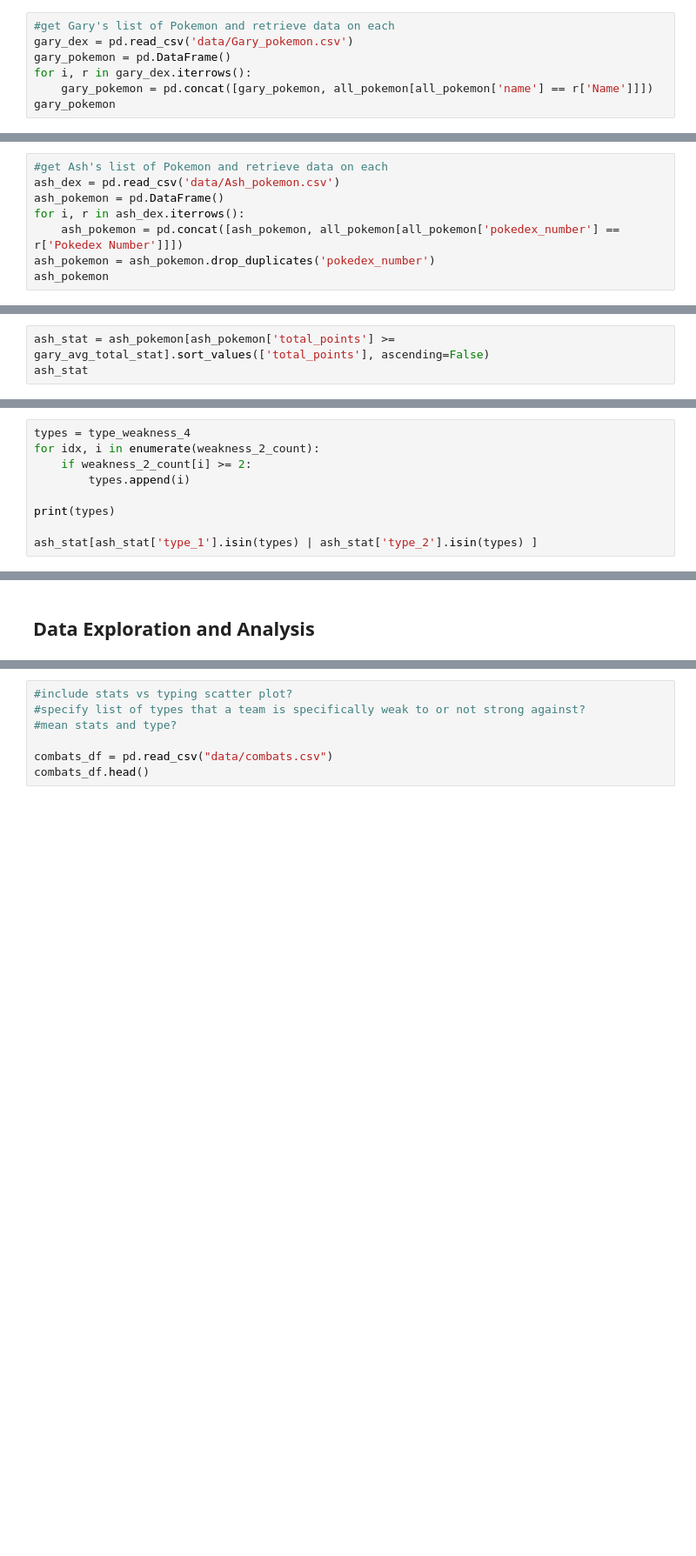
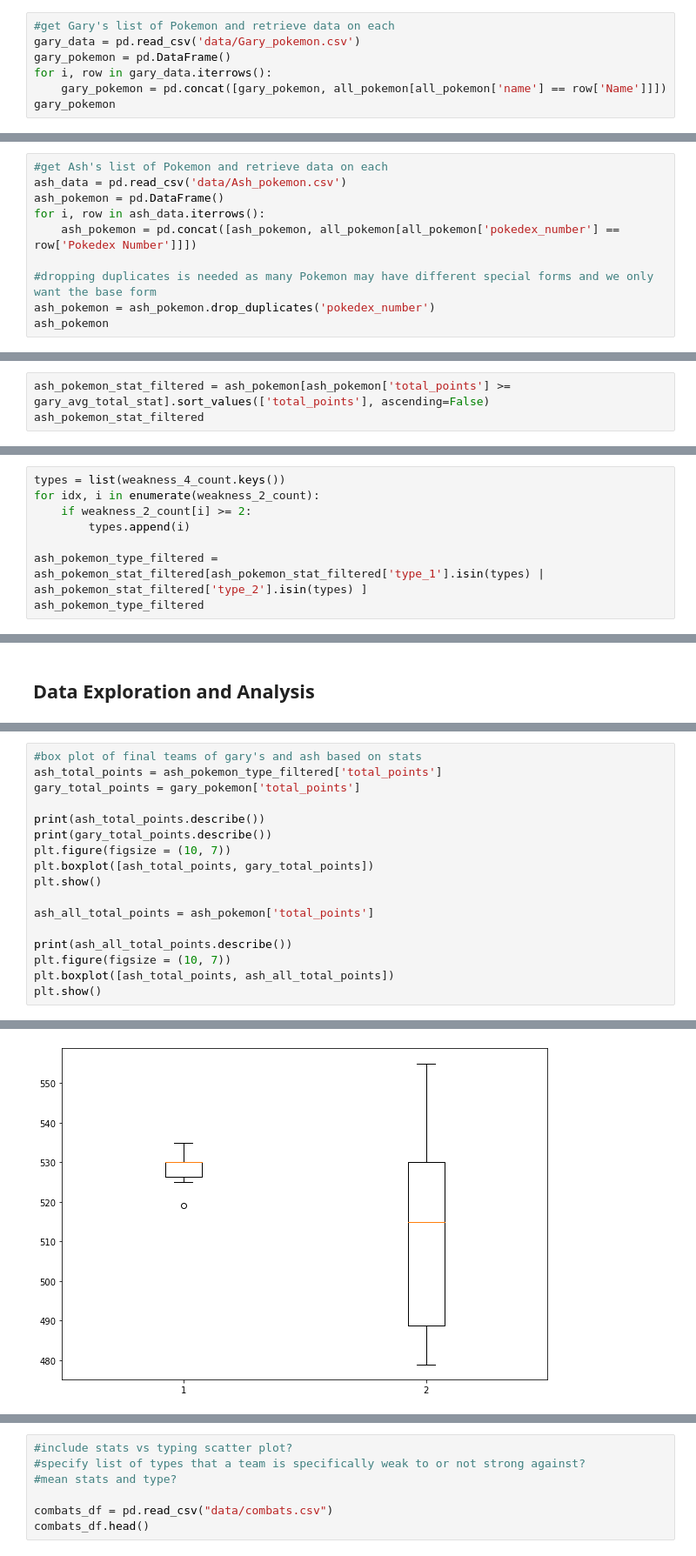
Before and after one commit to codingdn/cmsc320final, a Jupyter notebook: cmsc320final.ipynb, the cells around one changed output, grey strips where cells are left out. Shown at 87% size. Drawn from its saved outputs; the diff is of its cells as text; blank space fills up the shorter version.

```diff
--- a/cmsc320final.ipynb
+++ b/cmsc320final.ipynb
@@ -54,10 +54,10 @@ all_pokemon.head()
 5 rows × 23 columns
 # %%
 #get Gary's list of Pokemon and retrieve data on each
-gary_dex = pd.read_csv('data/Gary_pokemon.csv')
+gary_data = pd.read_csv('data/Gary_pokemon.csv')
 gary_pokemon = pd.DataFrame()
-for i, r in gary_dex.iterrows():
-    gary_pokemon = pd.concat([gary_pokemon, all_pokemon[all_pokemon['name'] == r['Name']]])
+for i, row in gary_data.iterrows():
+    gary_pokemon = pd.concat([gary_pokemon, all_pokemon[all_pokemon['name'] == row['Name']]])
 gary_pokemon
 # %% [output]
 |  | pokedex_number | name | type_1 | type_2 | total_points | Normal | Fire | Water | Electric | Grass | ... |
@@ -70,10 +70,12 @@ gary_pokemon
 6 rows × 23 columns
 # %%
 #get Ash's list of Pokemon and retrieve data on each
-ash_dex = pd.read_csv('data/Ash_pokemon.csv')
+ash_data = pd.read_csv('data/Ash_pokemon.csv')
 ash_pokemon = pd.DataFrame()
-for i, r in ash_dex.iterrows():
-    ash_pokemon = pd.concat([ash_pokemon, all_pokemon[all_pokemon['pokedex_number'] == r['Pokedex Number']]])
+for i, row in ash_data.iterrows():
+    ash_pokemon = pd.concat([ash_pokemon, all_pokemon[all_pokemon['pokedex_number'] == row['Pokedex Number']]])
+
+#dropping duplicates is needed as many Pokemon may have different special forms and we only want the base form
 ash_pokemon = ash_pokemon.drop_duplicates('pokedex_number')
 ash_pokemon
 # %% [output]
@@ -105,8 +107,8 @@ print(gary_avg_total_stat)
 # %% [markdown]
 Now that we have the average total stat points of Gary's Pokemon, we would ideally want to have all Pokemons that would be placed on Ash's team to have an equal or higher total stat point.
 # %%
-ash_stat = ash_pokemon[ash_pokemon['total_points'] >= gary_avg_total_stat].sort_values(['total_points'], ascending=False)
-ash_stat
+ash_pokemon_stat_filtered = ash_pokemon[ash_pokemon['total_points'] >= gary_avg_total_stat].sort_values(['total_points'], ascending=False)
+ash_pokemon_stat_filtered
 # %% [output]
 |  | pokedex_number | name | type_1 | type_2 | total_points | Normal | Fire | Water | Electric | Grass | ... |
 | 187 | 149 | Dragonite | Dragon | Flying | 600.0 | 1.0 | 0.5 | 0.5 | 1.0 | 0.25 | ... |
@@ -187,12 +163,11 @@ print(weakness_2_count)
 {'Water': 4, 'Grass': 4, 'Bug': 4}
 {'Electric': 2, 'Ice': 3, 'Rock': 2, 'Bug': 1, 'Ghost': 2, 'Dark': 2, 'Fight': 1, 'Ground': 2, 'Steel': 1, 'Water': 1, 'Fire': 1, 'Poison': 1, 'Flying': 1, 'Grass': 1}
 # %%
-types = type_weakness_4
+types = list(weakness_4_count.keys())
 for idx, i in enumerate(weakness_2_count):
     if weakness_2_count[i] >= 2:
         types.append(i)
 
-print(types)
-
-ash_stat[ash_stat['type_1'].isin(types) | ash_stat['type_2'].isin(types) ]
+ash_pokemon_type_filtered = ash_pokemon_stat_filtered[ash_pokemon_stat_filtered['type_1'].isin(types) | ash_pokemon_stat_filtered['type_2'].isin(types) ]
+ash_pokemon_type_filtered
 # %% [output]
@@ -213,0 +186,18 @@ Now that we have a list of Gary's weaknesses, we will also need to see which of
+# %%
+#box plot of final teams of gary's and ash based on stats
+ash_total_points = ash_pokemon_type_filtered['total_points']
+gary_total_points = gary_pokemon['total_points']
+
+print(ash_total_points.describe())
+print(gary_total_points.describe())
+plt.figure(figsize = (10, 7))
+plt.boxplot([ash_total_points, gary_total_points])
+plt.show()
+
+ash_all_total_points = ash_pokemon['total_points']
+
+print(ash_all_total_points.describe())
+plt.figure(figsize = (10, 7))
+plt.boxplot([ash_total_points, ash_all_total_points])
+plt.show()
+# %% [output]
@@ -213,0 +222 @@ Now that we have a list of Gary's weaknesses, we will also need to see which of
+[figure, added]
```
Also changed, not shown: parts of 5 cells of this notebook, 1 other file.
